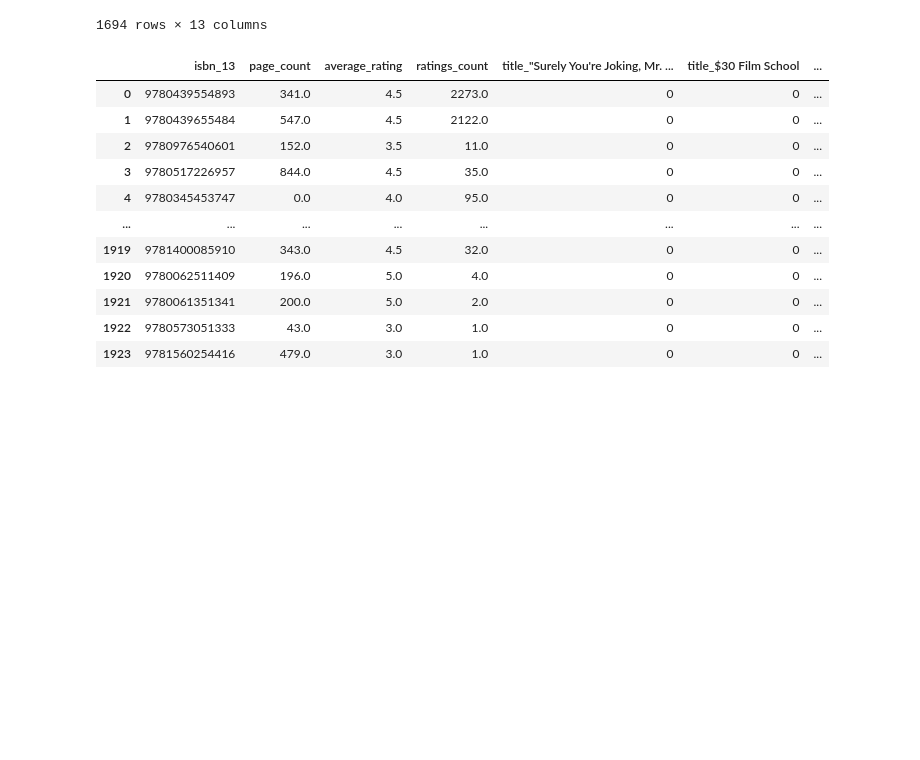
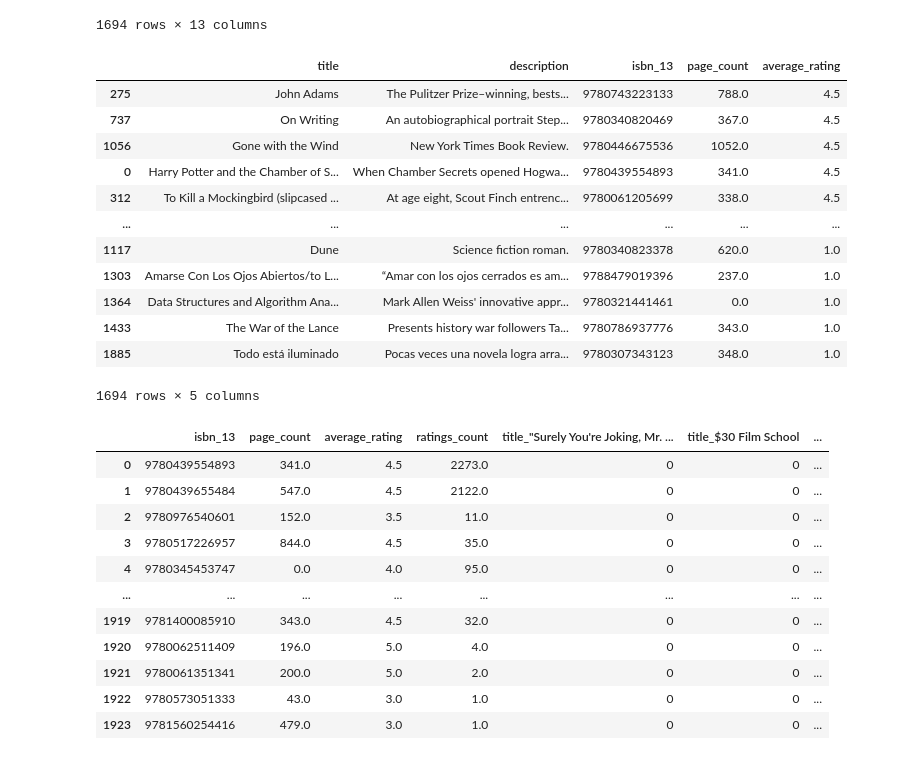
Before and after one commit to manny-pi/inst.414.final-project.repo, a Jupyter notebook: BenWork/BenLookingAtTheData.ipynb, the cells around one changed output. Drawn from its saved outputs; the diff is of its cells as text; code cells hidden in the pictures; blank space fills up the shorter version.

```diff
--- a/BenWork/BenLookingAtTheData.ipynb
+++ b/BenWork/BenLookingAtTheData.ipynb
@@ -232,6 +232,22 @@ sorted4under
 | 1433 | The War of the Lance | NaN | ['Margaret Weis', 'Tracy Hickman'] | NaN | 2005 | Presents history war followers Ta... | 9780786937776 | 343.0 | ['Fiction'] | ... |
 | 1885 | Todo está iluminado | NaN | ['Jonathan Safran Foer'] | NaN | 2005 | Pocas veces una novela logra arra... | 9780307343123 | 348.0 | ['Fiction'] | ... |
 1694 rows × 13 columns
+# %%
+sorted4under[['title', 'description', 'isbn_13', 'page_count', 'average_rating']]
+# %% [output]
+|  | title | description | isbn_13 | page_count | average_rating |
+| 275 | John Adams | The Pulitzer Prize–winning, bests... | 9780743223133 | 788.0 | 4.5 |
+| 737 | On Writing | An autobiographical portrait Step... | 9780340820469 | 367.0 | 4.5 |
+| 1056 | Gone with the Wind | New York Times Book Review. | 9780446675536 | 1052.0 | 4.5 |
+| 0 | Harry Potter and the Chamber of S... | When Chamber Secrets opened Hogwa... | 9780439554893 | 341.0 | 4.5 |
+| 312 | To Kill a Mockingbird (slipcased ... | At age eight, Scout Finch entrenc... | 9780061205699 | 338.0 | 4.5 |
+| ... | ... | ... | ... | ... | ... |
+| 1117 | Dune | Science fiction roman. | 9780340823378 | 620.0 | 1.0 |
+| 1303 | Amarse Con Los Ojos Abiertos/to L... | “Amar con los ojos cerrados es am... | 9788479019396 | 237.0 | 1.0 |
+| 1364 | Data Structures and Algorithm Ana... | Mark Allen Weiss' innovative appr... | 9780321441461 | 0.0 | 1.0 |
+| 1433 | The War of the Lance | Presents history war followers Ta... | 9780786937776 | 343.0 | 1.0 |
+| 1885 | Todo está iluminado | Pocas veces una novela logra arra... | 9780307343123 | 348.0 | 1.0 |
+1694 rows × 5 columns
 # %%
 df3 = pd.get_dummies(df2)
 # %%
```
Also changed, not shown: parts of 4 cells of this notebook.
